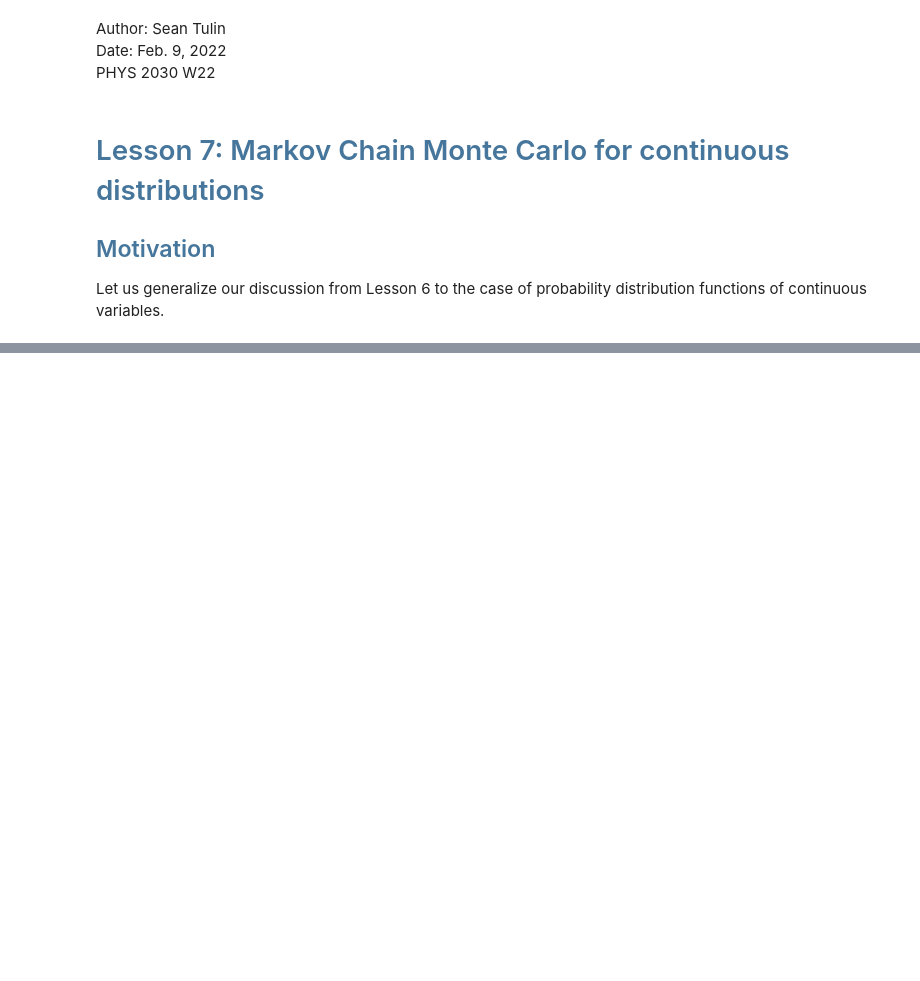
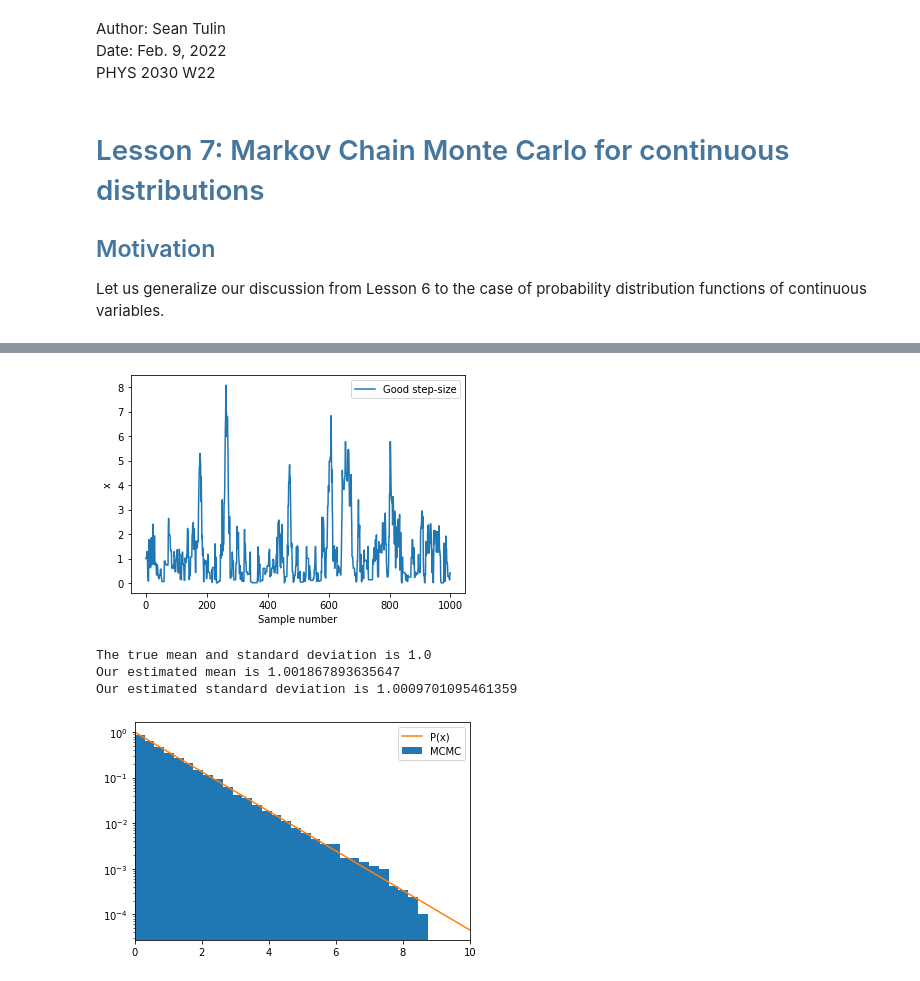
Before and after one commit to PHYS-2030-Computational-Methods/Lecture-notes, a Jupyter notebook: Lesson 7 - MCMC for continuous distributions.ipynb, the cells around one changed output, grey strips where cells are left out. Cells and saved outputs as stored; diff of their text form; code cells hidden in the pictures; blank space fills up the shorter version.

```diff
--- a/Lesson 7 - MCMC for continuous distributions.ipynb
+++ b/Lesson 7 - MCMC for continuous distributions.ipynb
@@ -320,0 +248,32 @@ While we are guaranteed to converge to a stationary distribution *eventually* th
+# %%
+# Medium step-size (same as above)
+# Plot first 1000 samples
+x_samples = MCMC_simulation(1,1)
+plt.plot(x_samples[:1000],label='Good step-size')
+plt.xlabel('Sample number')
+plt.ylabel('x')
+plt.legend()
+plt.show()
+
+# Check the mean and standard deviation
+print("The true mean and standard deviation is", 1/a)
+print("Our estimated mean is", np.mean(x_samples))
+print("Our estimated standard deviation is", np.std(x_samples))
+
+# Plot a histogram of our sample
+plt.hist(x_samples,bins=30,density=True,label='MCMC')
+
+# Compare to our PDF
+x = np.linspace(0,10)
+plt.plot(x,P(x),label='P(x)')
+
+plt.xlim([0,10])
+plt.yscale('log')
+plt.legend()
+plt.show()
+# %% [output]
+[figure, added]
+The true mean and standard deviation is 1.0
+Our estimated mean is 1.001867893635647
+Our estimated standard deviation is 1.0009701095461359
+[figure, added]
```
Also changed, not shown: parts of 17 cells of this notebook.
